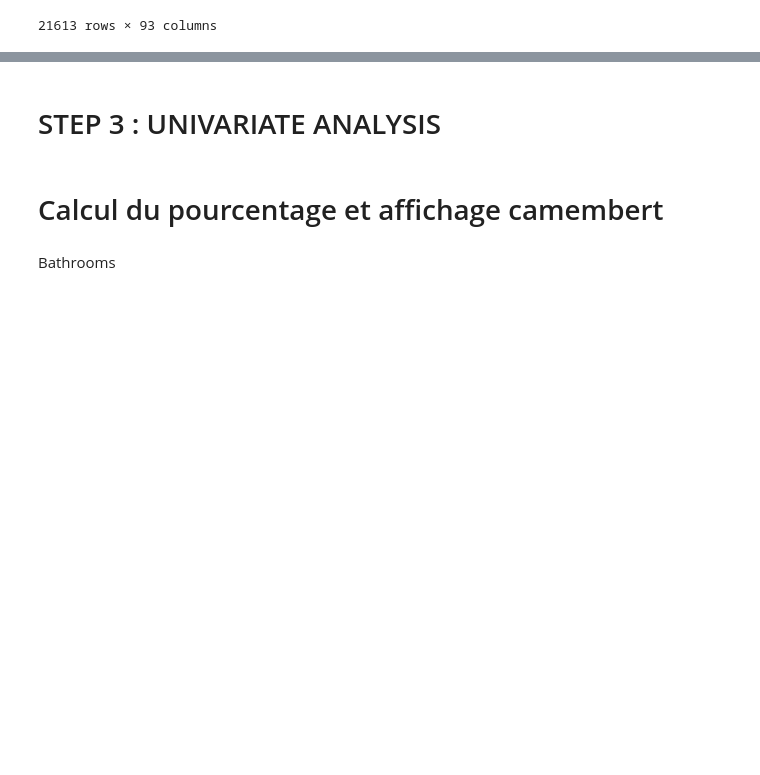
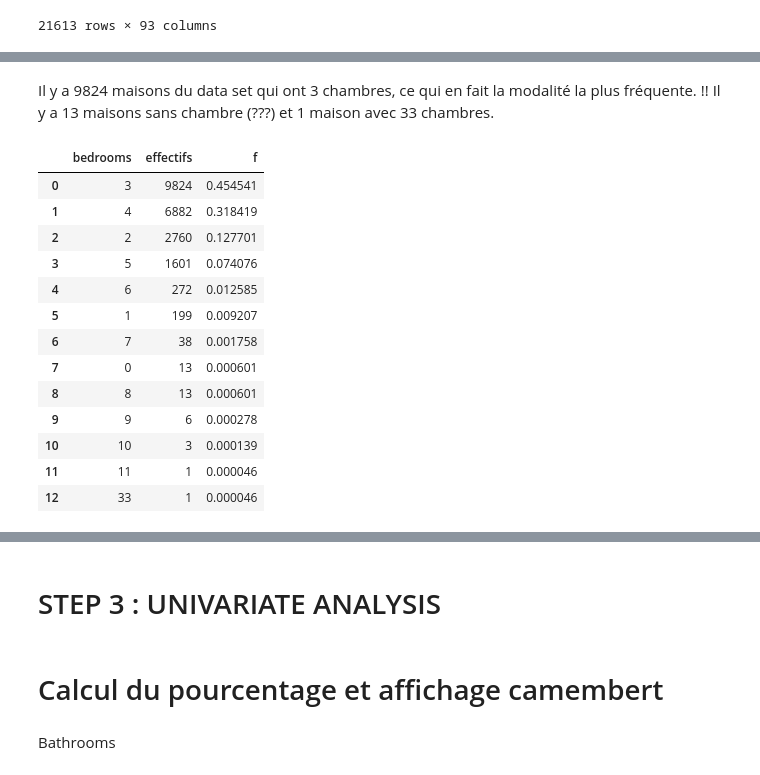
Before and after one commit to NinaNusb/Prediction_prix_maisons, a Jupyter notebook: data_cleaning_analysis.ipynb, the cells around one changed output, grey strips where cells are left out. Saved outputs shown, nothing was run; the diff lists cells and outputs as text; code cells hidden in the pictures; blank space fills up the shorter version.

```diff
--- a/data_cleaning_analysis.ipynb
+++ b/data_cleaning_analysis.ipynb
@@ -182,0 +224,21 @@ df_house_zipcode
+# %% [markdown]
+Il y a 9824 maisons du data set qui ont 3 chambres, ce qui en fait la modalité la plus fréquente. !! Il y a 13 maisons sans chambre (???) et 1 maison avec 33 chambres.
+# %%
+#Ajout de la colonne des fréquences (effectif / taille échantillon)
+tab['f'] = tab['effectifs'] / len(df_house)
+tab
+# %% [output]
+|  | bedrooms | effectifs | f |
+| 0 | 3 | 9824 | 0.454541 |
+| 1 | 4 | 6882 | 0.318419 |
+| 2 | 2 | 2760 | 0.127701 |
+| 3 | 5 | 1601 | 0.074076 |
+| 4 | 6 | 272 | 0.012585 |
+| 5 | 1 | 199 | 0.009207 |
+| 6 | 7 | 38 | 0.001758 |
+| 7 | 0 | 13 | 0.000601 |
+| 8 | 8 | 13 | 0.000601 |
+| 9 | 9 | 6 | 0.000278 |
+| 10 | 10 | 3 | 0.000139 |
+| 11 | 11 | 1 | 0.000046 |
+| 12 | 33 | 1 | 0.000046 |
```
Also changed, not shown: parts of 21 cells of this notebook.
